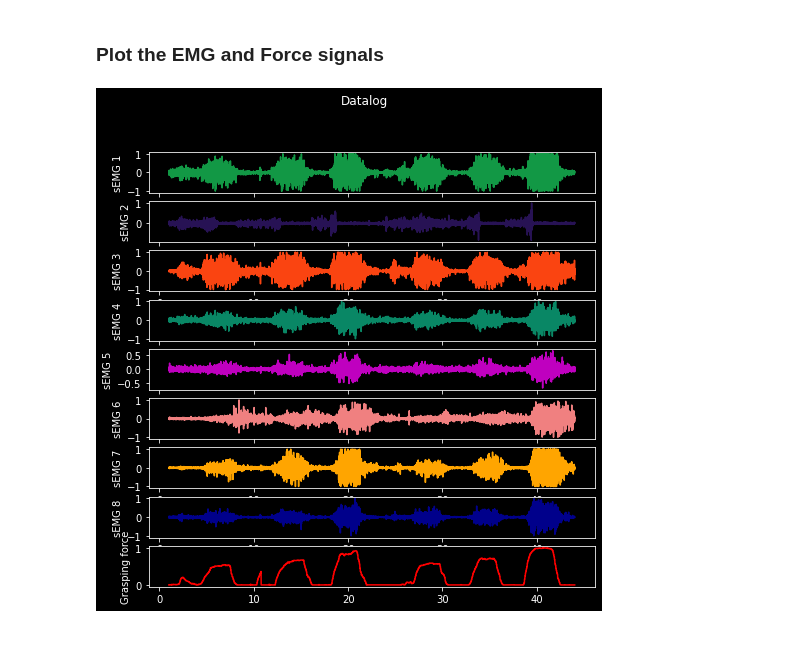
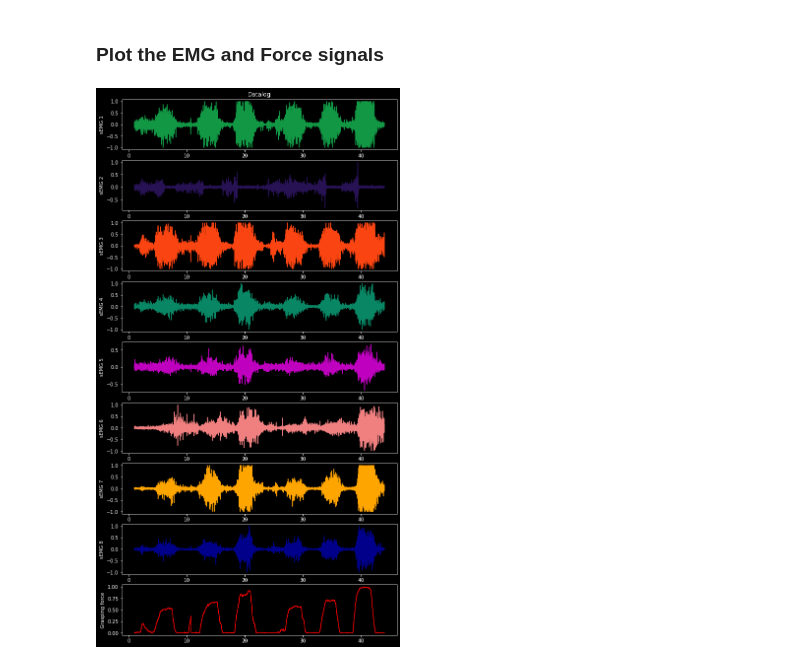
Before and after one commit to brunoodutra/My_Thesis, a Jupyter notebook: EMG_Data_and_Force_signals/Open_emg_and_data_force.ipynb, the cells around one changed output. Cells and saved outputs as stored; diff of their text form; code cells hidden in the pictures.

Commit message:
update image

```diff
--- a/EMG_Data_and_Force_signals/Open_emg_and_data_force.ipynb
+++ b/EMG_Data_and_Force_signals/Open_emg_and_data_force.ipynb
@@ -51,37 +51,37 @@ t  =np.linspace(1, Ts*nit-Ts, nit)
 # %%
 plt.style.use('dark_background')
 
-fig, axs = plt.subplots(9, 1, figsize=(8, 8))
-fig.suptitle('Datalog')
+fig, axs = plt.subplots(9, 1, figsize=(10, 20))
 
+axs[0].set_title('Datalog')
 axs[0].plot(t, u1, '#129845')
 axs[0].set_ylabel('sEMG 1')
 axs[0].set_xlabel('Time(s)')
 
 axs[1].plot(t, u2, '#271254')
 axs[1].set_ylabel('sEMG 2')
 
 axs[2].plot(t, u3, '#FA4411')
 axs[2].set_ylabel('sEMG 3')
 
 axs[3].plot(t, u4, '#098765')
 axs[3].set_ylabel('sEMG 4')
 
 axs[4].plot(t, u5, 'm')
 axs[4].set_ylabel('sEMG 5')
 
 axs[5].plot(t, u6, 'lightcoral')
 axs[5].set_ylabel('sEMG 6')
 
 axs[6].plot(t, u7, 'orange')
 axs[6].set_ylabel('sEMG 7')
 
 axs[7].plot(t, u8, 'darkblue')
 axs[7].set_ylabel('sEMG 8')
 
 axs[8].plot(t, y, 'red')
 axs[8].set_ylabel('Grasping force')
 
 plt.show()
 # %% [output]
-[figure, old version]
+[figure, new version]
```
Also changed, not shown: 1 other file.
